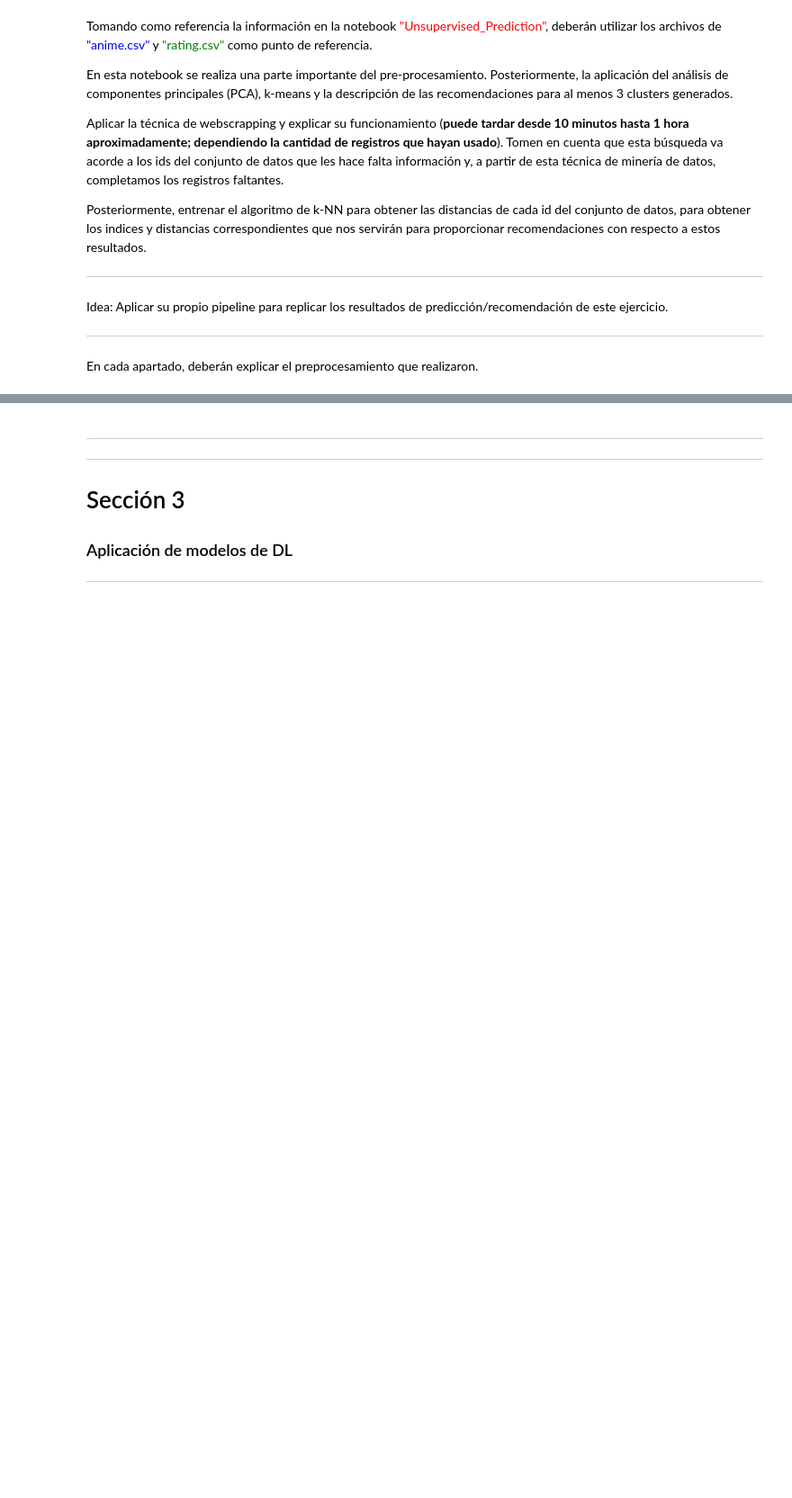
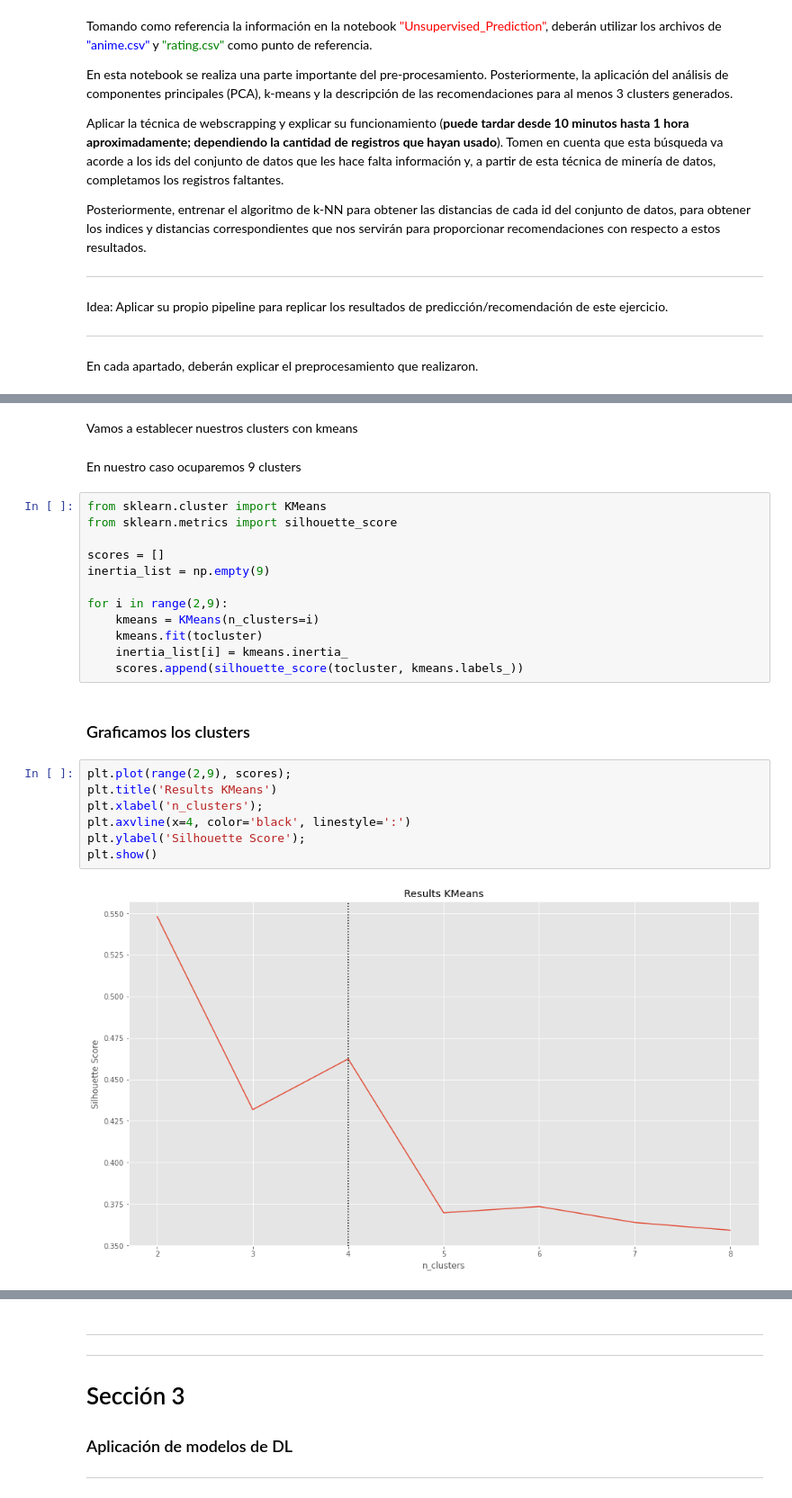
Before and after one commit to Raul5412/Machine_Learning, a Jupyter notebook: Examen_Parcial_2/Examen Parcial 2 - ML.ipynb, the cells around one changed output, grey strips where cells are left out. Shown at 90% size. Drawn from its saved outputs; the diff is of its cells as text; blank space fills up the shorter version.

```diff
--- a/Examen_Parcial_2/Examen Parcial 2 - ML.ipynb
+++ b/Examen_Parcial_2/Examen Parcial 2 - ML.ipynb
@@ -834,0 +959,27 @@ En cada apartado, deberán explicar el preprocesamiento que realizaron.
+# %% [markdown]
+Vamos a establecer nuestros clusters con kmeans
+# %% [markdown]
+En nuestro caso ocuparemos 9 clusters
+# %%
+from sklearn.cluster import KMeans
+from sklearn.metrics import silhouette_score
+
+scores = []
+inertia_list = np.empty(9)
+
+for i in range(2,9):
+    kmeans = KMeans(n_clusters=i)
+    kmeans.fit(tocluster)
+    inertia_list[i] = kmeans.inertia_
+    scores.append(silhouette_score(tocluster, kmeans.labels_))
+# %% [markdown]
+### Graficamos los clusters
+# %%
+plt.plot(range(2,9), scores);
+plt.title('Results KMeans')
+plt.xlabel('n_clusters');
+plt.axvline(x=4, color='black', linestyle=':')
+plt.ylabel('Silhouette Score');
+plt.show()
+# %% [output]
+[figure, added]
```
Also changed, not shown: parts of 93 cells of this notebook.
